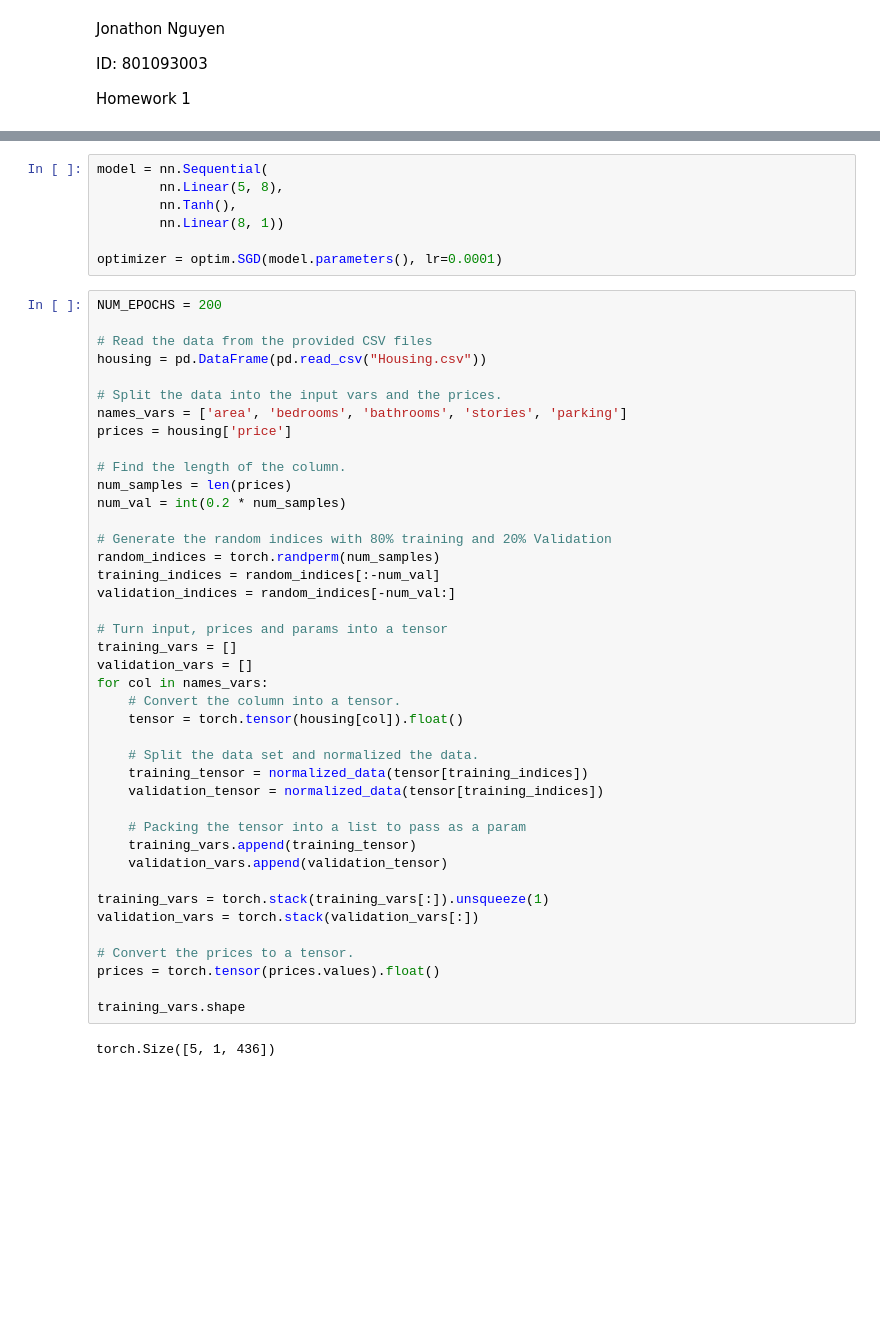
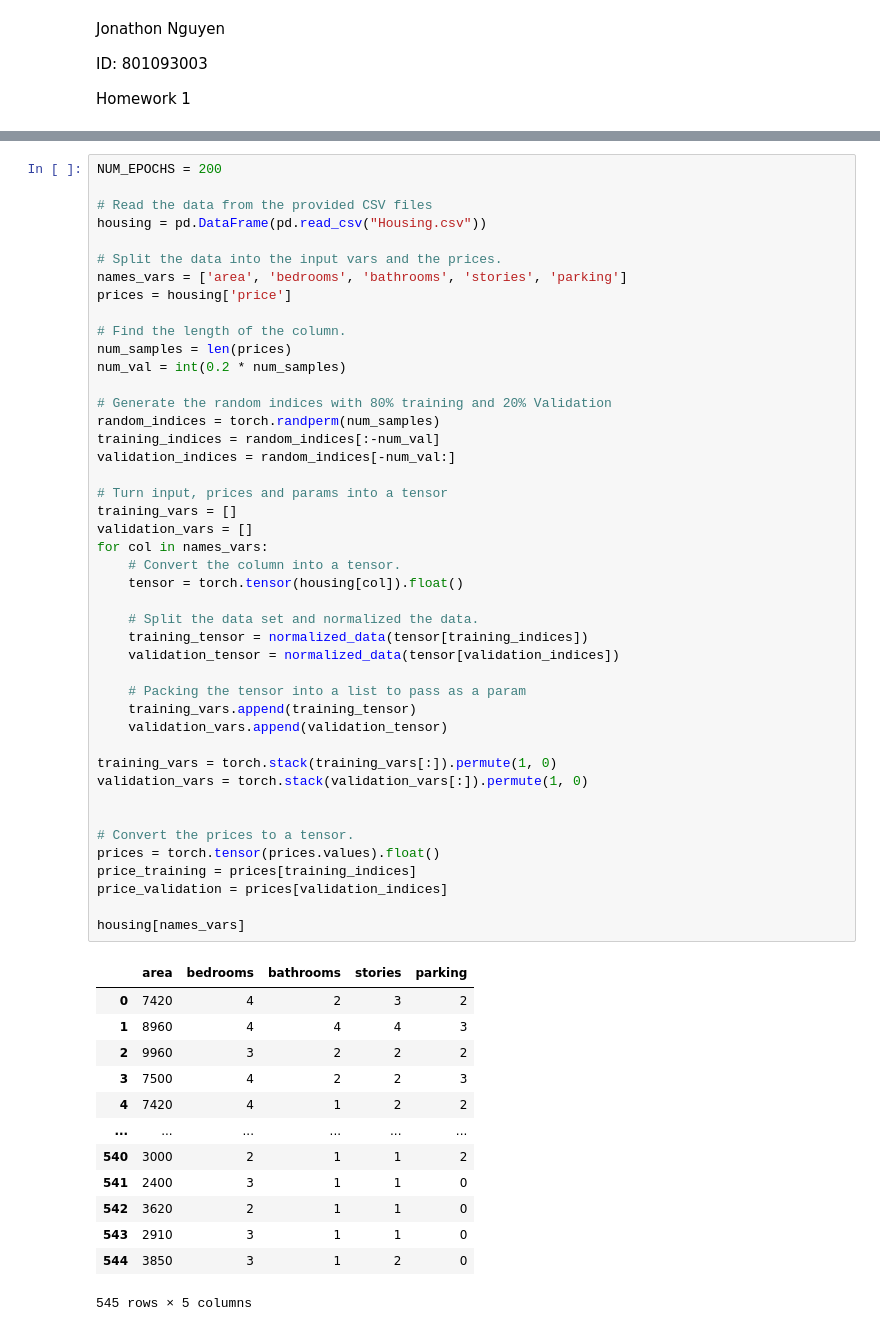
Before and after one commit to nguyjd/ecgr-4106-homeworks, a Jupyter notebook: homework 2/Homework2.ipynb, the cells around one changed output, grey strips where cells are left out. Drawn from its saved outputs; the diff is of its cells as text; blank space fills up the shorter version.

```diff
--- a/homework 2/Homework2.ipynb
+++ b/homework 2/Homework2.ipynb
@@ -21,10 +39,3 @@ def normalized_data(tensor):
-# %%
-model = nn.Sequential(
-        nn.Linear(5, 8),
-        nn.Tanh(),
-        nn.Linear(8, 1))
-
-optimizer = optim.SGD(model.parameters(), lr=0.0001)
 # %%
 NUM_EPOCHS = 200
 
@@ -36,35 +47,50 @@ names_vars = ['area', 'bedrooms', 'bathrooms', 'stories', 'parking']
 prices = housing['price']
 
 # Find the length of the column.
 num_samples = len(prices)
 num_val = int(0.2 * num_samples)
 
 # Generate the random indices with 80% training and 20% Validation
 random_indices = torch.randperm(num_samples)
 training_indices = random_indices[:-num_val]
 validation_indices = random_indices[-num_val:]
 
 # Turn input, prices and params into a tensor
 training_vars = []
 validation_vars = []
 for col in names_vars:
     # Convert the column into a tensor.
     tensor = torch.tensor(housing[col]).float()
 
     # Split the data set and normalized the data.
     training_tensor = normalized_data(tensor[training_indices])
-    validation_tensor = normalized_data(tensor[training_indices])
+    validation_tensor = normalized_data(tensor[validation_indices])
 
     # Packing the tensor into a list to pass as a param
     training_vars.append(training_tensor)
     validation_vars.append(validation_tensor)
 
-training_vars = torch.stack(training_vars[:]).unsqueeze(1)
-validation_vars = torch.stack(validation_vars[:])
+training_vars = torch.stack(training_vars[:]).permute(1, 0)
+validation_vars = torch.stack(validation_vars[:]).permute(1, 0)
+
 
 # Convert the prices to a tensor.
 prices = torch.tensor(prices.values).float()
+price_training = prices[training_indices]
+price_validation = prices[validation_indices]
 
-training_vars.shape
+housing[names_vars]
 # %% [output]
+|  | area | bedrooms | bathrooms | stories | parking |
+| 0 | 7420 | 4 | 2 | 3 | 2 |
+| 1 | 8960 | 4 | 4 | 4 | 3 |
+| 2 | 9960 | 3 | 2 | 2 | 2 |
+| 3 | 7500 | 4 | 2 | 2 | 3 |
+| 4 | 7420 | 4 | 1 | 2 | 2 |
+| ... | ... | ... | ... | ... | ... |
+| 540 | 3000 | 2 | 1 | 1 | 2 |
+| 541 | 2400 | 3 | 1 | 1 | 0 |
+| 542 | 3620 | 2 | 1 | 1 | 0 |
+| 543 | 2910 | 3 | 1 | 1 | 0 |
+| 544 | 3850 | 3 | 1 | 2 | 0 |
-torch.Size([5, 1, 436])
+545 rows × 5 columns
```
Also changed, not shown: parts of 10 cells of this notebook, 2 other files.
